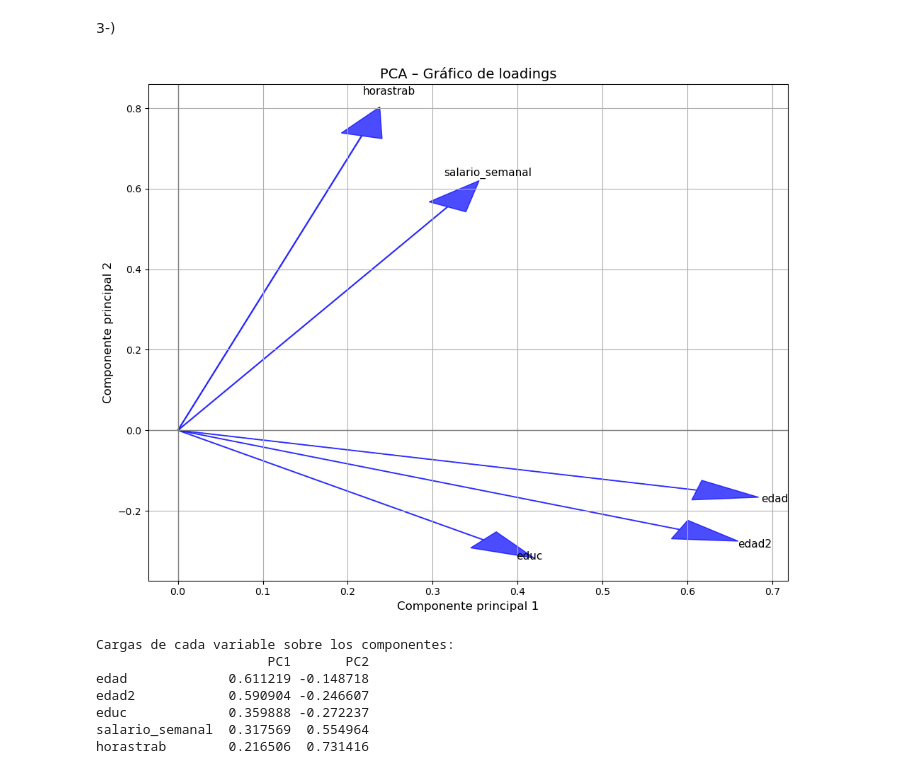
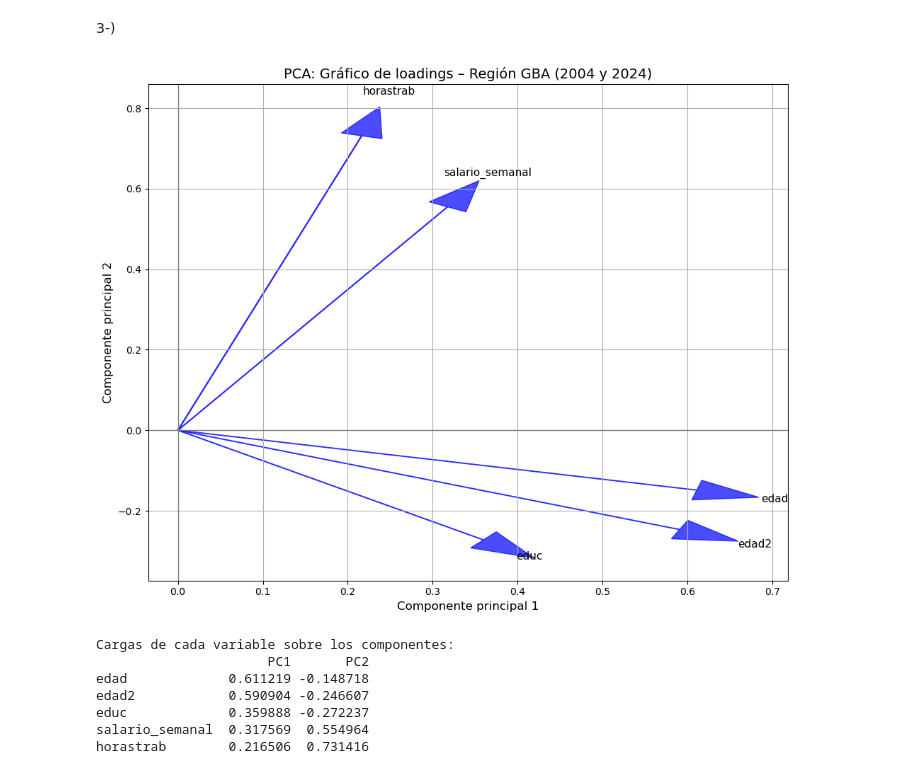
Before and after one commit to cemartz/BigDataUBA-Grupo2, a Jupyter notebook: 1 - Trabajos prácticos/TP3/Big_Data_TP3_2Puntos1,2,3_Grupo2.ipynb, the cells around one changed output. Saved outputs shown, nothing was run; the diff lists cells and outputs as text; code cells hidden in the pictures.

```diff
--- a/1 - Trabajos prácticos/TP3/Big_Data_TP3_2Puntos1,2,3_Grupo2.ipynb
+++ b/1 - Trabajos prácticos/TP3/Big_Data_TP3_2Puntos1,2,3_Grupo2.ipynb
@@ -196,35 +196,35 @@ pca = PCA(n_components=2)
 X_pca = pca.fit_transform(X_scaled)
 
 # Obtenemos los loadings del PCA
 loadings = pca.components_.T
 var_names = variables
 
 # Creamos el gráfico de flechas para visualizar los loadings
 plt.figure(figsize=(10, 8))
 plt.axhline(0, color='grey', lw=1)
 plt.axvline(0, color='grey', lw=1)
 
 # Dibujamos una flecha por cada variable en el espacio de los componentes
 for i, var in enumerate(var_names):
     plt.arrow(0, 0, loadings[i, 0], loadings[i, 1],
               color='blue', alpha=0.7, head_width=0.05)
     plt.text(loadings[i, 0]*1.15, loadings[i, 1]*1.15, var,
              color='black', ha='center', va='center', fontsize=11)
 
 # Etiquetamos los ejes y el gráfico
-plt.title("PCA – Gráfico de loadings", fontsize=14)
+plt.title("PCA: Gráfico de loadings – Región GBA (2004 y 2024)", fontsize=14)
 plt.xlabel("Componente principal 1", fontsize=12)
 plt.ylabel("Componente principal 2", fontsize=12)
 plt.grid(True)
 plt.tight_layout()
 plt.show()
 
 # Mostramos la tabla con los valores numéricos de los loadings
 loadings_df = pd.DataFrame(loadings, columns=["PC1", "PC2"], index=var_names)
 print("Cargas de cada variable sobre los componentes:")
 print(loadings_df)
 # %% [output]
-[figure, old version]
+[figure, new version]
 Cargas de cada variable sobre los componentes:
                       PC1       PC2
 edad             0.611219 -0.148718
```
Also changed, not shown: parts of 1 cell of this notebook.
